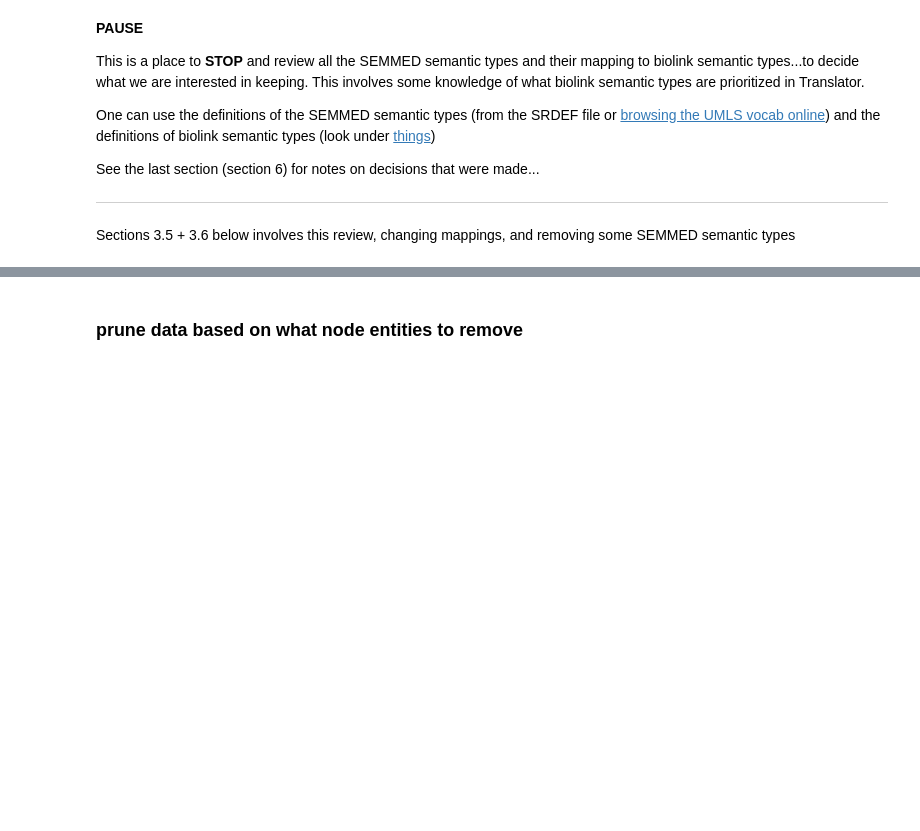
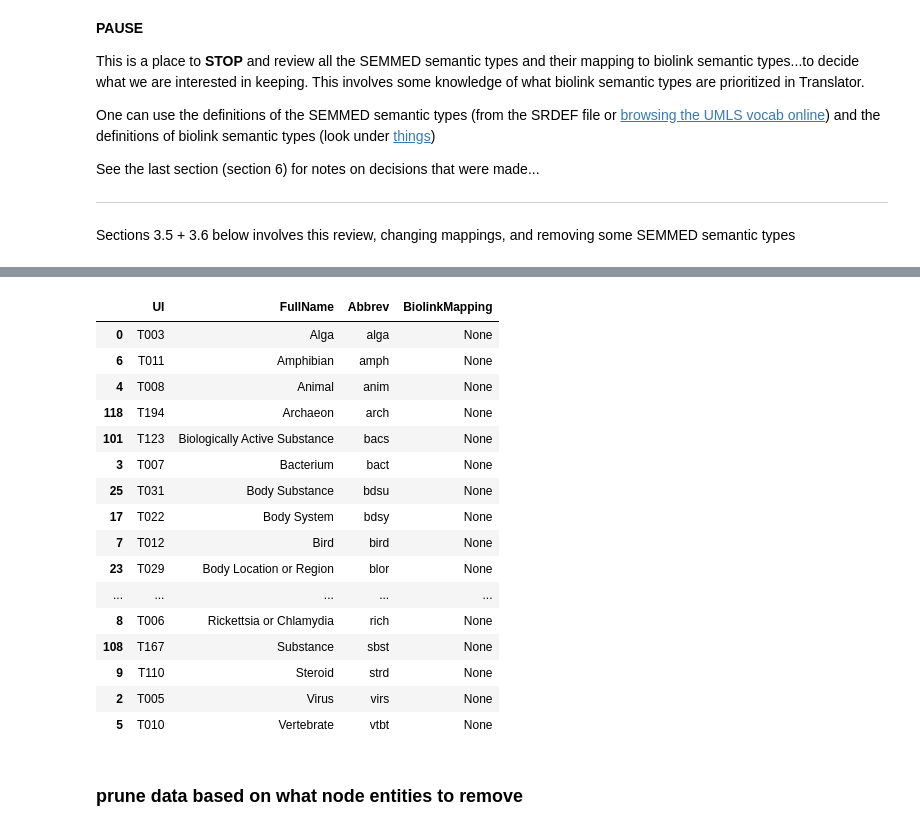
Before and after one commit to NCATS-Tangerine/translator-api-registry, a Jupyter notebook: semmeddb/AutoGen_SEMMEDDB.ipynb, the cells around one changed output, grey strips where cells are left out. Saved outputs shown, nothing was run; the diff lists cells and outputs as text; code cells hidden in the pictures; blank space fills up the shorter version.

```diff
--- a/semmeddb/AutoGen_SEMMEDDB.ipynb
+++ b/semmeddb/AutoGen_SEMMEDDB.ipynb
@@ -367,3 +452,23 @@ array(['Polypeptide', 'Disease', 'Activity', 'Cohort', None,
+# %%
+SEMMED_entity_types[SEMMED_entity_types['BiolinkMapping'].isna()]
+# %% [output]
+|  | UI | FullName | Abbrev | BiolinkMapping |
+| 0 | T003 | Alga | alga | None |
+| 6 | T011 | Amphibian | amph | None |
+| 4 | T008 | Animal | anim | None |
+| 118 | T194 | Archaeon | arch | None |
+| 101 | T123 | Biologically Active Substance | bacs | None |
+| 3 | T007 | Bacterium | bact | None |
+| 25 | T031 | Body Substance | bdsu | None |
+| 17 | T022 | Body System | bdsy | None |
+| 7 | T012 | Bird | bird | None |
+| 23 | T029 | Body Location or Region | blor | None |
+| ... | ... | ... | ... | ... |
+| 8 | T006 | Rickettsia or Chlamydia | rich | None |
+| 108 | T167 | Substance | sbst | None |
+| 9 | T110 | Steroid | strd | None |
+| 2 | T005 | Virus | virs | None |
+| 5 | T010 | Vertebrate | vtbt | None |
 # %%
 ## re-mapping based on putting IDs into normalization service / our operation system...
 ##   we have UMLS for Disease (mydisease, mychem), SmallMolecule (idisk)
```
Also changed, not shown: parts of 47 cells of this notebook, 4 other files.
